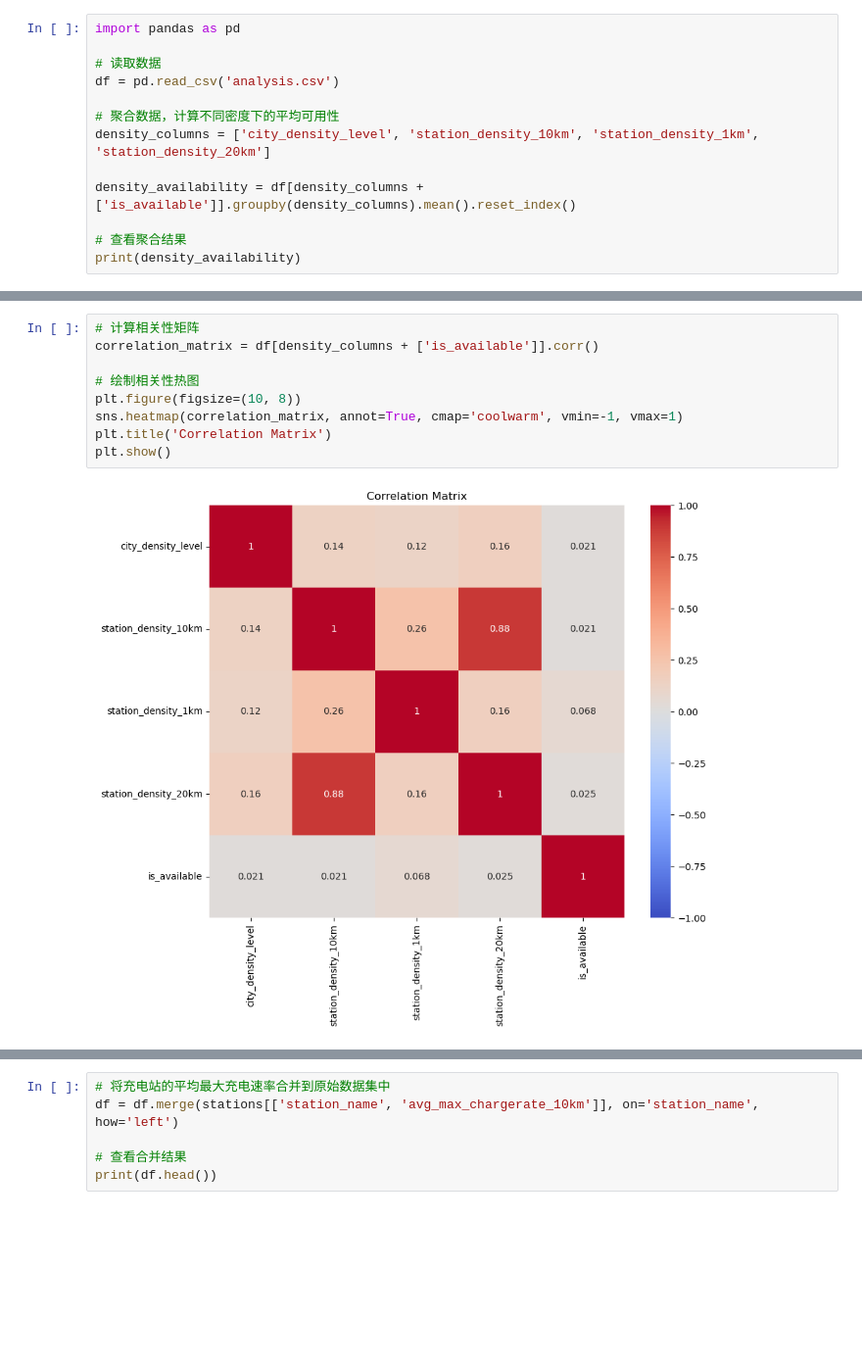
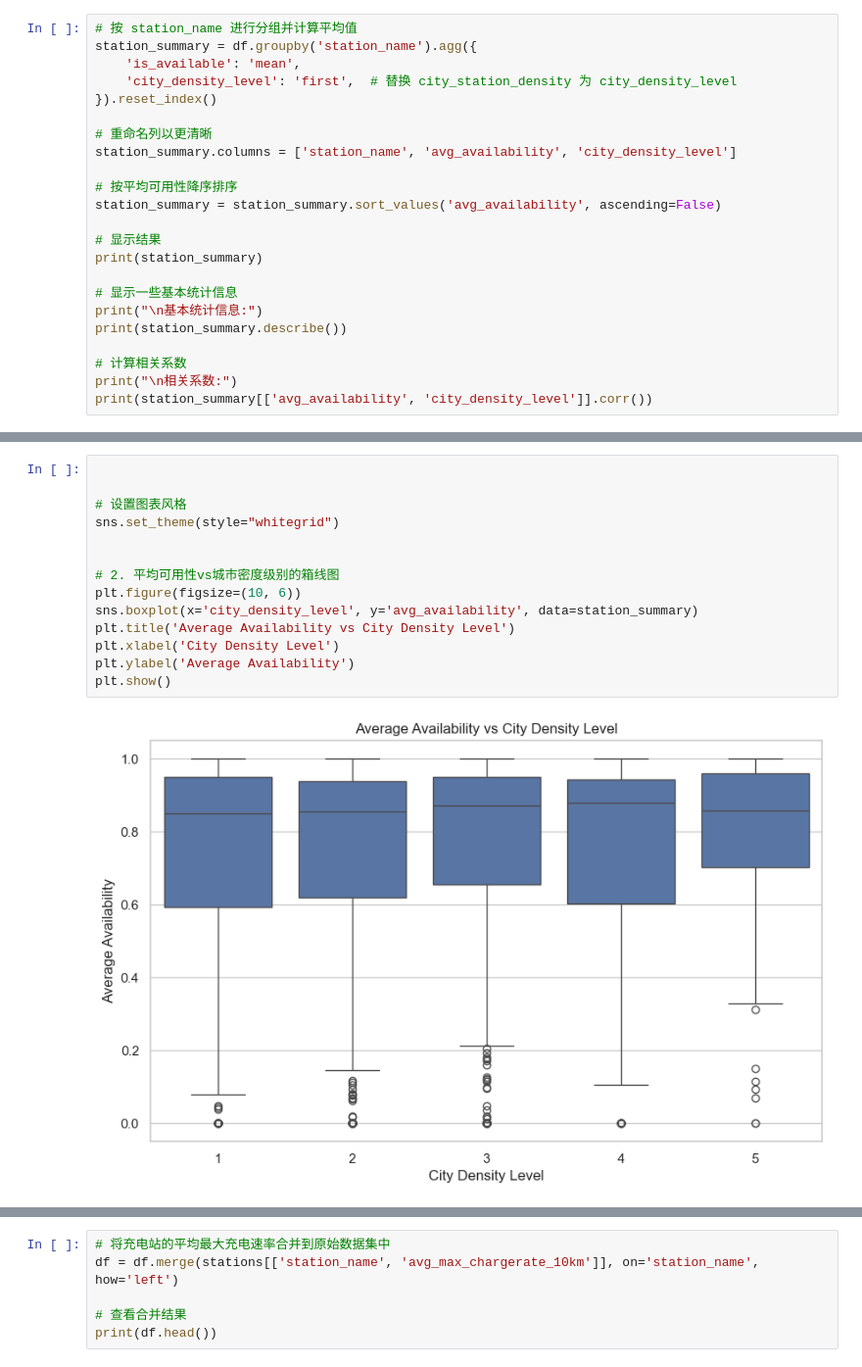
Before and after one commit to colinymzh/evcharger-availability-prediction, a Jupyter notebook: analysis.ipynb, the cells around one changed output, grey strips where cells are left out. Shown at 98% size. Saved outputs shown, nothing was run; the diff lists cells and outputs as text; blank space fills up the shorter version.

```diff
--- a/analysis.ipynb
+++ b/analysis.ipynb
@@ -135,14 +142,24 @@ plt.show()
 # %%
-import pandas as pd
+# 按 station_name 进行分组并计算平均值
+station_summary = df.groupby('station_name').agg({
+    'is_available': 'mean',
+    'city_density_level': 'first',  # 替换 city_station_density 为 city_density_level
+}).reset_index()
 
-# 读取数据
-df = pd.read_csv('analysis.csv')
+# 重命名列以更清晰
+station_summary.columns = ['station_name', 'avg_availability', 'city_density_level']
 
-# 聚合数据，计算不同密度下的平均可用性
-density_columns = ['city_density_level', 'station_density_10km', 'station_density_1km', 'station_density_20km']
+# 按平均可用性降序排序
+station_summary = station_summary.sort_values('avg_availability', ascending=False)
 
-density_availability = df[density_columns + ['is_available']].groupby(density_columns).mean().reset_index()
+# 显示结果
+print(station_summary)
 
-# 查看聚合结果
-print(density_availability)
+# 显示一些基本统计信息
+print("\n基本统计信息:")
+print(station_summary.describe())
+
+# 计算相关系数
+print("\n相关系数:")
+print(station_summary[['avg_availability', 'city_density_level']].corr())
 # %% [output]
@@ -209,11 +183,16 @@ plt.show()
-# %%
-# 计算相关性矩阵
-correlation_matrix = df[density_columns + ['is_available']].corr()
-
-# 绘制相关性热图
-plt.figure(figsize=(10, 8))
-sns.heatmap(correlation_matrix, annot=True, cmap='coolwarm', vmin=-1, vmax=1)
-plt.title('Correlation Matrix')
-plt.show()
-# %% [output]
-[figure, removed]
+# %%
+
+
+# 设置图表风格
+sns.set_theme(style="whitegrid")
+
+
+# 2. 平均可用性vs城市密度级别的箱线图
+plt.figure(figsize=(10, 6))
+sns.boxplot(x='city_density_level', y='avg_availability', data=station_summary)
+plt.title('Average Availability vs City Density Level')
+plt.xlabel('City Density Level')
+plt.ylabel('Average Availability')
+plt.show()
+# %% [output]
+[figure, added]
```
Also changed, not shown: parts of 19 cells of this notebook.
